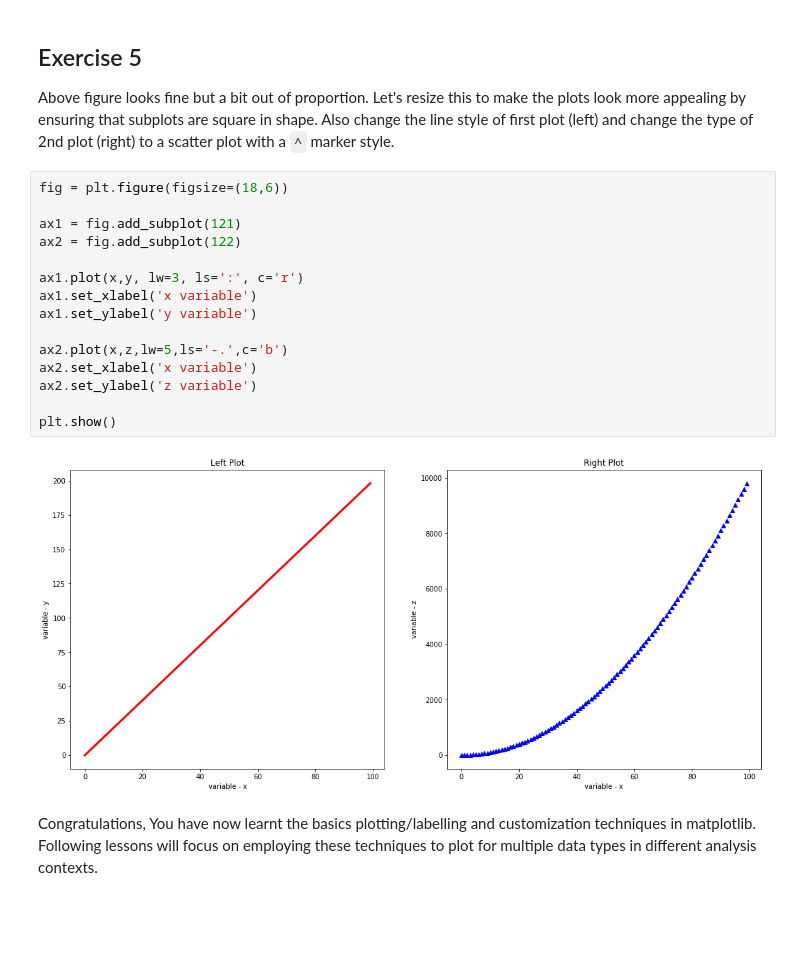
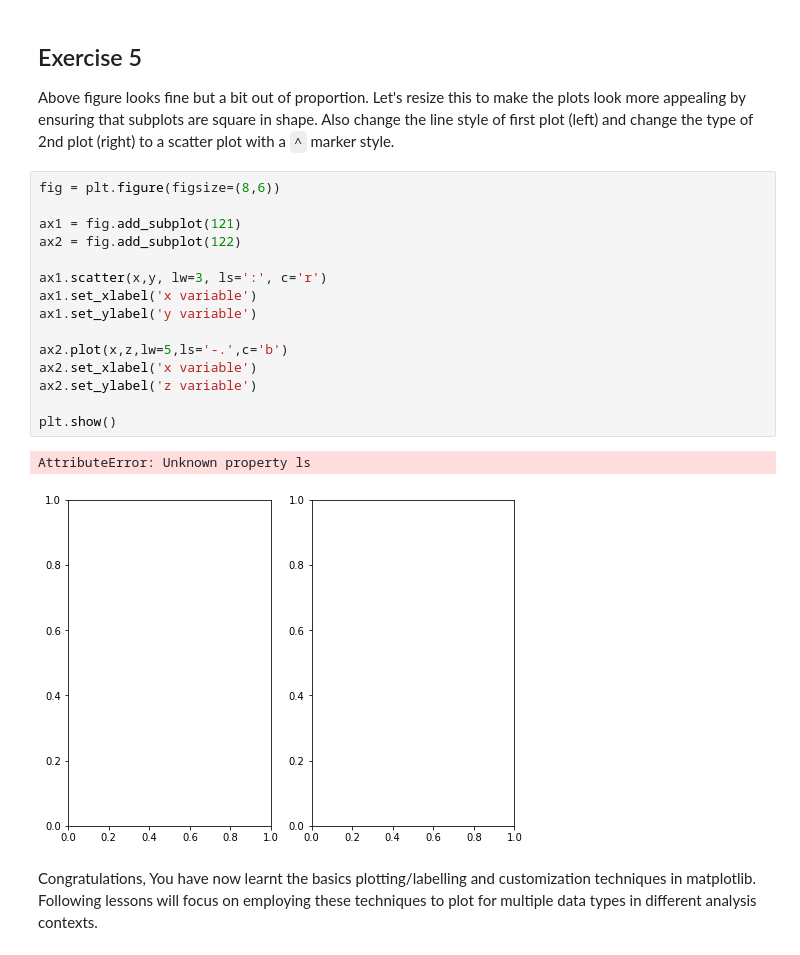
Before and after one commit to slieb74/dsc-1-03-13-customizing-visualizations-with-matplotlib-lab-nyc-career-ds-062518, a Jupyter notebook: index.ipynb, the cells around one changed output. Saved outputs shown, nothing was run; the diff lists cells and outputs as text; blank space fills up the shorter version.

```diff
--- a/index.ipynb
+++ b/index.ipynb
@@ -173,22 +173,23 @@ plt.show()
 
 Above figure looks fine but a bit out of proportion. Let's resize this to make the plots look more appealing by ensuring that subplots are square in shape. Also change the line style of first plot (left) and change the type of 2nd plot (right) to a scatter plot with a `^` marker style.
 # %%
-fig = plt.figure(figsize=(18,6))
+fig = plt.figure(figsize=(8,6))
 
 ax1 = fig.add_subplot(121)
 ax2 = fig.add_subplot(122)
 
-ax1.plot(x,y, lw=3, ls=':', c='r')
+ax1.scatter(x,y, lw=3, ls=':', c='r')
 ax1.set_xlabel('x variable')
 ax1.set_ylabel('y variable')
 
 ax2.plot(x,z,lw=5,ls='-.',c='b')
 ax2.set_xlabel('x variable')
 ax2.set_ylabel('z variable')
 
 plt.show()
 # %% [output]
+AttributeError: Unknown property ls
-[figure, old version]
+[figure, new version]
 # %% [markdown]
 Congratulations, You have now learnt the basics plotting/labelling and customization techniques in matplotlib. Following lessons will focus on employing these techniques to plot for multiple data types in different analysis contexts.
 # %% [markdown]
```
